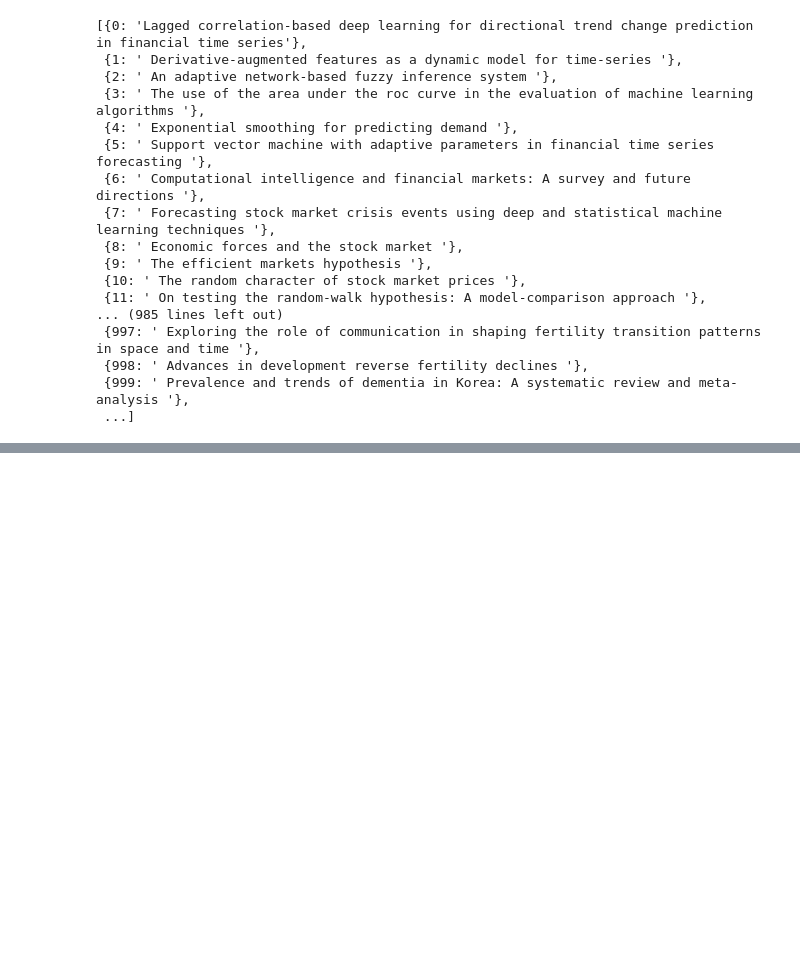
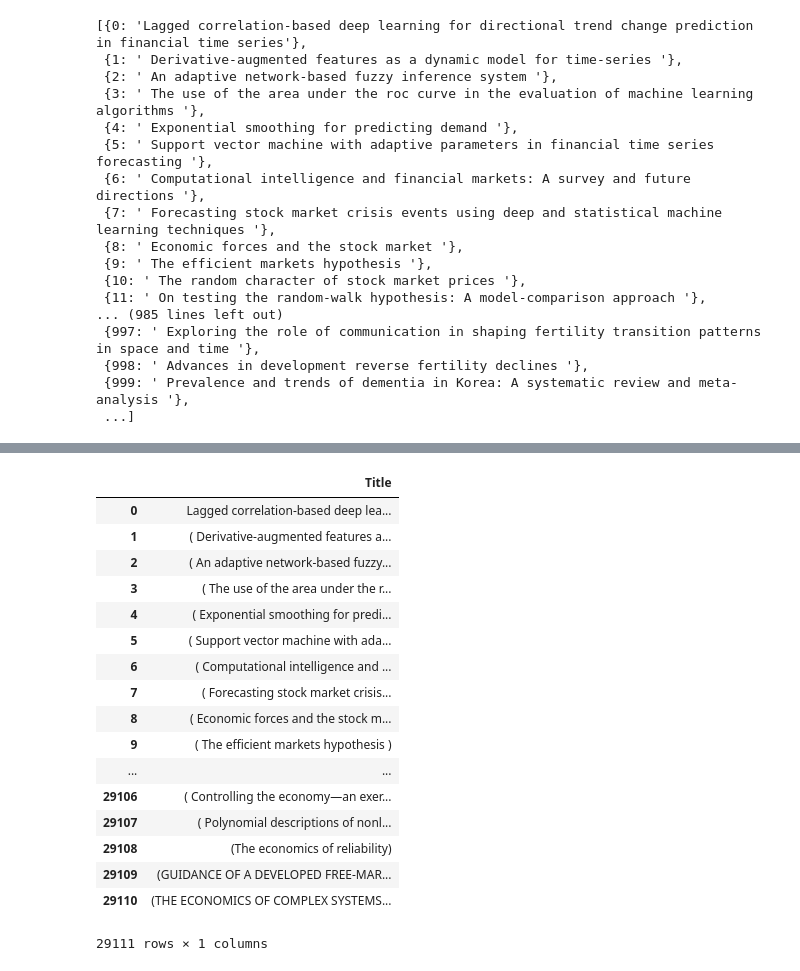
Before and after one commit to clarkdatalabs/bibliometric_networks, a Jupyter notebook: holoviews.ipynb, the cells around one changed output, grey strips where cells are left out. Drawn from its saved outputs; the diff is of its cells as text; code cells hidden in the pictures; blank space fills up the shorter version.

```diff
--- a/holoviews.ipynb
+++ b/holoviews.ipynb
@@ -102,7 +102,7 @@ edges_df = elist
 # %%
 nodes_df = n_df.copy()
 # %%
-columns = ['Title']
+columns = ["Key", 'Title']
 index = range(len(nlist))
 # Note: we could create an empty DataFrame (with NaNs) simply by writing:
 
@@ -144,0 +183,21 @@ nodes_df.head()
+# %%
+df_
+# %% [output]
+|  | Title |
+| 0 | Lagged correlation-based deep lea... |
+| 1 | ( Derivative-augmented features a... |
+| 2 | ( An adaptive network-based fuzzy... |
+| 3 | ( The use of the area under the r... |
+| 4 | ( Exponential smoothing for predi... |
+| 5 | ( Support vector machine with ada... |
+| 6 | ( Computational intelligence and ... |
+| 7 | ( Forecasting stock market crisis... |
+| 8 | ( Economic forces and the stock m... |
+| 9 | ( The efficient markets hypothesis ) |
+| ... | ... |
+| 29106 | ( Controlling the economy—an exer... |
+| 29107 | ( Polynomial descriptions of nonl... |
+| 29108 | (The economics of reliability) |
+| 29109 | (GUIDANCE OF A DEVELOPED FREE-MAR... |
+| 29110 | (THE ECONOMICS OF COMPLEX SYSTEMS... |
+29111 rows × 1 columns
```
Also changed, not shown: parts of 11 cells of this notebook.
